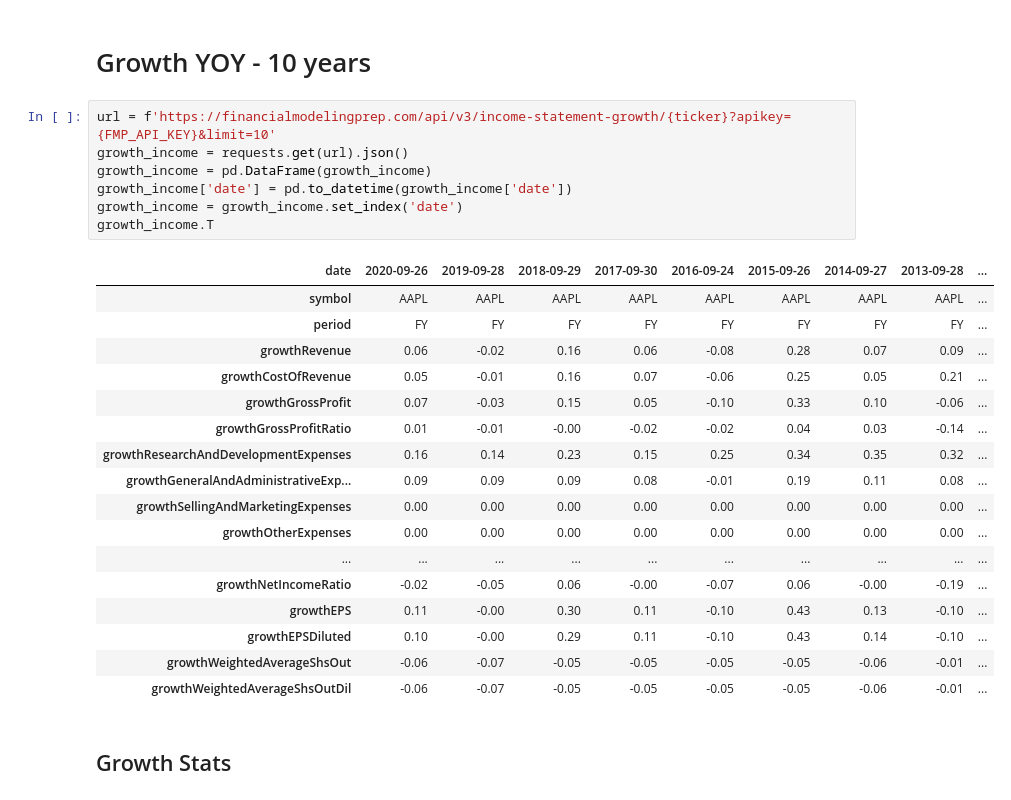
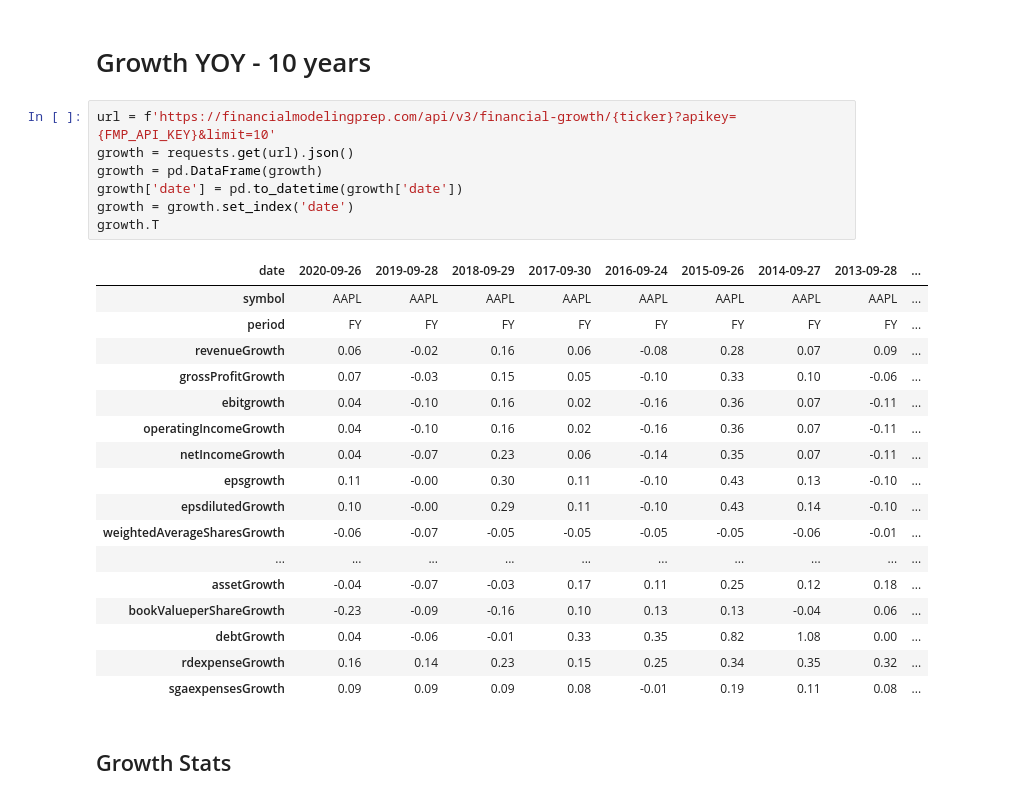
Before and after one commit to dbogatic/value_investing, a Jupyter notebook: intrinsic_value.ipynb, the cells around one changed output. Drawn from its saved outputs; the diff is of its cells as text.

Commit message:
update growth data

```diff
--- a/intrinsic_value.ipynb
+++ b/intrinsic_value.ipynb
@@ -159,30 +159,30 @@ income['eps'].astype('float').plot(figsize= (12,7), grid=True, title=f'{ticker}
 # %% [markdown]
 # Growth YOY - 10 years
 # %%
-url = f'https://financialmodelingprep.com/api/v3/income-statement-growth/{ticker}?apikey={FMP_API_KEY}&limit=10'
-growth_income = requests.get(url).json()
-growth_income = pd.DataFrame(growth_income)
-growth_income['date'] = pd.to_datetime(growth_income['date'])
-growth_income = growth_income.set_index('date')
-growth_income.T
+url = f'https://financialmodelingprep.com/api/v3/financial-growth/{ticker}?apikey={FMP_API_KEY}&limit=10'
+growth = requests.get(url).json()
+growth = pd.DataFrame(growth)
+growth['date'] = pd.to_datetime(growth['date'])
+growth = growth.set_index('date')
+growth.T
 # %% [output]
 | date | 2020-09-26 | 2019-09-28 | 2018-09-29 | 2017-09-30 | 2016-09-24 | 2015-09-26 | 2014-09-27 | 2013-09-28 | ... |
 | symbol | AAPL | AAPL | AAPL | AAPL | AAPL | AAPL | AAPL | AAPL | ... |
 | period | FY | FY | FY | FY | FY | FY | FY | FY | ... |
-| growthRevenue | 0.06 | -0.02 | 0.16 | 0.06 | -0.08 | 0.28 | 0.07 | 0.09 | ... |
-| growthCostOfRevenue | 0.05 | -0.01 | 0.16 | 0.07 | -0.06 | 0.25 | 0.05 | 0.21 | ... |
-| growthGrossProfit | 0.07 | -0.03 | 0.15 | 0.05 | -0.10 | 0.33 | 0.10 | -0.06 | ... |
-| growthGrossProfitRatio | 0.01 | -0.01 | -0.00 | -0.02 | -0.02 | 0.04 | 0.03 | -0.14 | ... |
-| growthResearchAndDevelopmentExpenses | 0.16 | 0.14 | 0.23 | 0.15 | 0.25 | 0.34 | 0.35 | 0.32 | ... |
-| growthGeneralAndAdministrativeExp... | 0.09 | 0.09 | 0.09 | 0.08 | -0.01 | 0.19 | 0.11 | 0.08 | ... |
-| growthSellingAndMarketingExpenses | 0.00 | 0.00 | 0.00 | 0.00 | 0.00 | 0.00 | 0.00 | 0.00 | ... |
-| growthOtherExpenses | 0.00 | 0.00 | 0.00 | 0.00 | 0.00 | 0.00 | 0.00 | 0.00 | ... |
+| revenueGrowth | 0.06 | -0.02 | 0.16 | 0.06 | -0.08 | 0.28 | 0.07 | 0.09 | ... |
+| grossProfitGrowth | 0.07 | -0.03 | 0.15 | 0.05 | -0.10 | 0.33 | 0.10 | -0.06 | ... |
+| ebitgrowth | 0.04 | -0.10 | 0.16 | 0.02 | -0.16 | 0.36 | 0.07 | -0.11 | ... |
+| operatingIncomeGrowth | 0.04 | -0.10 | 0.16 | 0.02 | -0.16 | 0.36 | 0.07 | -0.11 | ... |
+| netIncomeGrowth | 0.04 | -0.07 | 0.23 | 0.06 | -0.14 | 0.35 | 0.07 | -0.11 | ... |
+| epsgrowth | 0.11 | -0.00 | 0.30 | 0.11 | -0.10 | 0.43 | 0.13 | -0.10 | ... |
+| epsdilutedGrowth | 0.10 | -0.00 | 0.29 | 0.11 | -0.10 | 0.43 | 0.14 | -0.10 | ... |
+| weightedAverageSharesGrowth | -0.06 | -0.07 | -0.05 | -0.05 | -0.05 | -0.05 | -0.06 | -0.01 | ... |
 | ... | ... | ... | ... | ... | ... | ... | ... | ... | ... |
-| growthNetIncomeRatio | -0.02 | -0.05 | 0.06 | -0.00 | -0.07 | 0.06 | -0.00 | -0.19 | ... |
-| growthEPS | 0.11 | -0.00 | 0.30 | 0.11 | -0.10 | 0.43 | 0.13 | -0.10 | ... |
-| growthEPSDiluted | 0.10 | -0.00 | 0.29 | 0.11 | -0.10 | 0.43 | 0.14 | -0.10 | ... |
-| growthWeightedAverageShsOut | -0.06 | -0.07 | -0.05 | -0.05 | -0.05 | -0.05 | -0.06 | -0.01 | ... |
-| growthWeightedAverageShsOutDil | -0.06 | -0.07 | -0.05 | -0.05 | -0.05 | -0.05 | -0.06 | -0.01 | ... |
+| assetGrowth | -0.04 | -0.07 | -0.03 | 0.17 | 0.11 | 0.25 | 0.12 | 0.18 | ... |
+| bookValueperShareGrowth | -0.23 | -0.09 | -0.16 | 0.10 | 0.13 | 0.13 | -0.04 | 0.06 | ... |
+| debtGrowth | 0.04 | -0.06 | -0.01 | 0.33 | 0.35 | 0.82 | 1.08 | 0.00 | ... |
+| rdexpenseGrowth | 0.16 | 0.14 | 0.23 | 0.15 | 0.25 | 0.34 | 0.35 | 0.32 | ... |
+| sgaexpensesGrowth | 0.09 | 0.09 | 0.09 | 0.08 | -0.01 | 0.19 | 0.11 | 0.08 | ... |
 # %% [markdown]
 ## Growth Stats
 # %%
```
